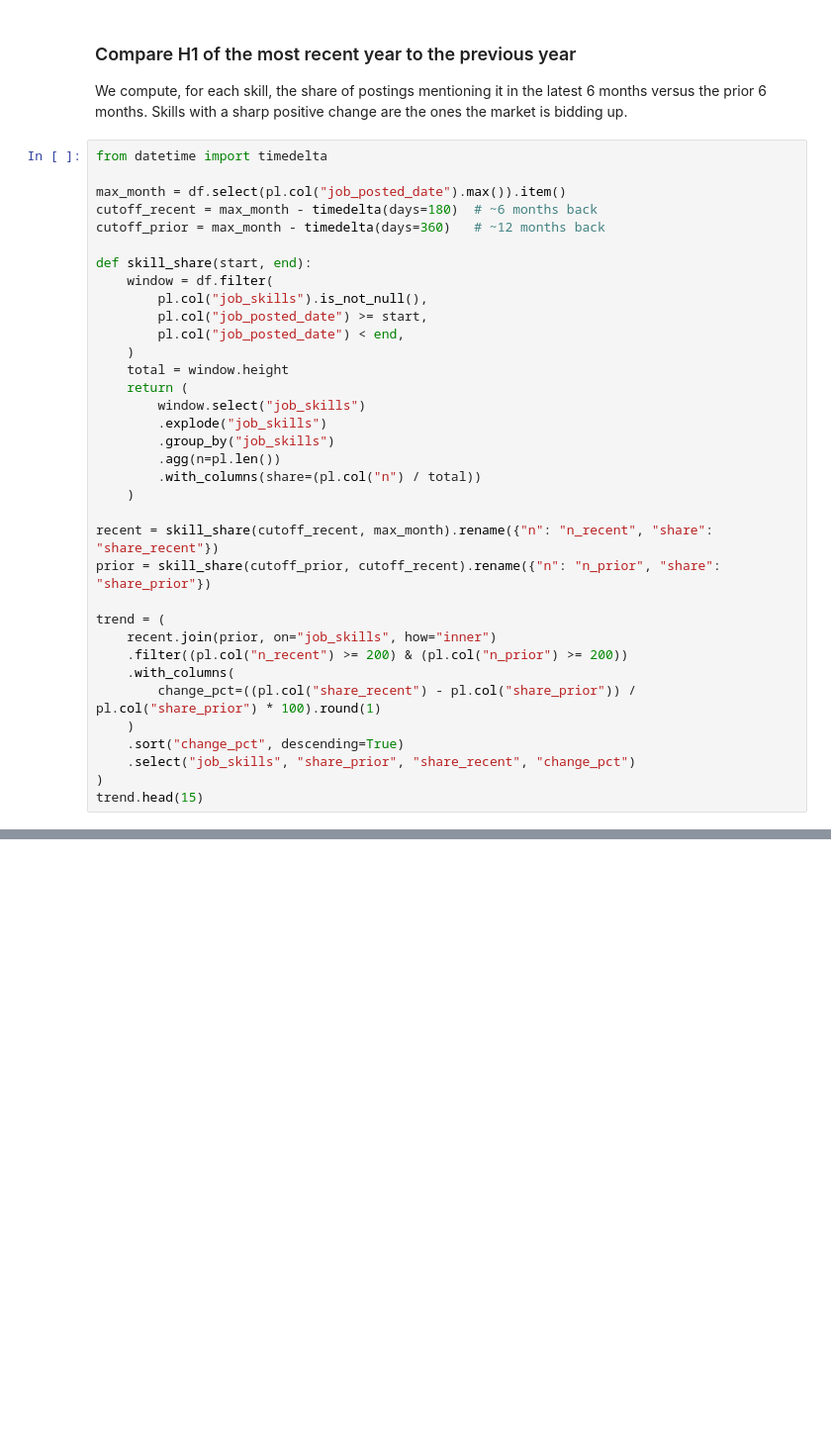
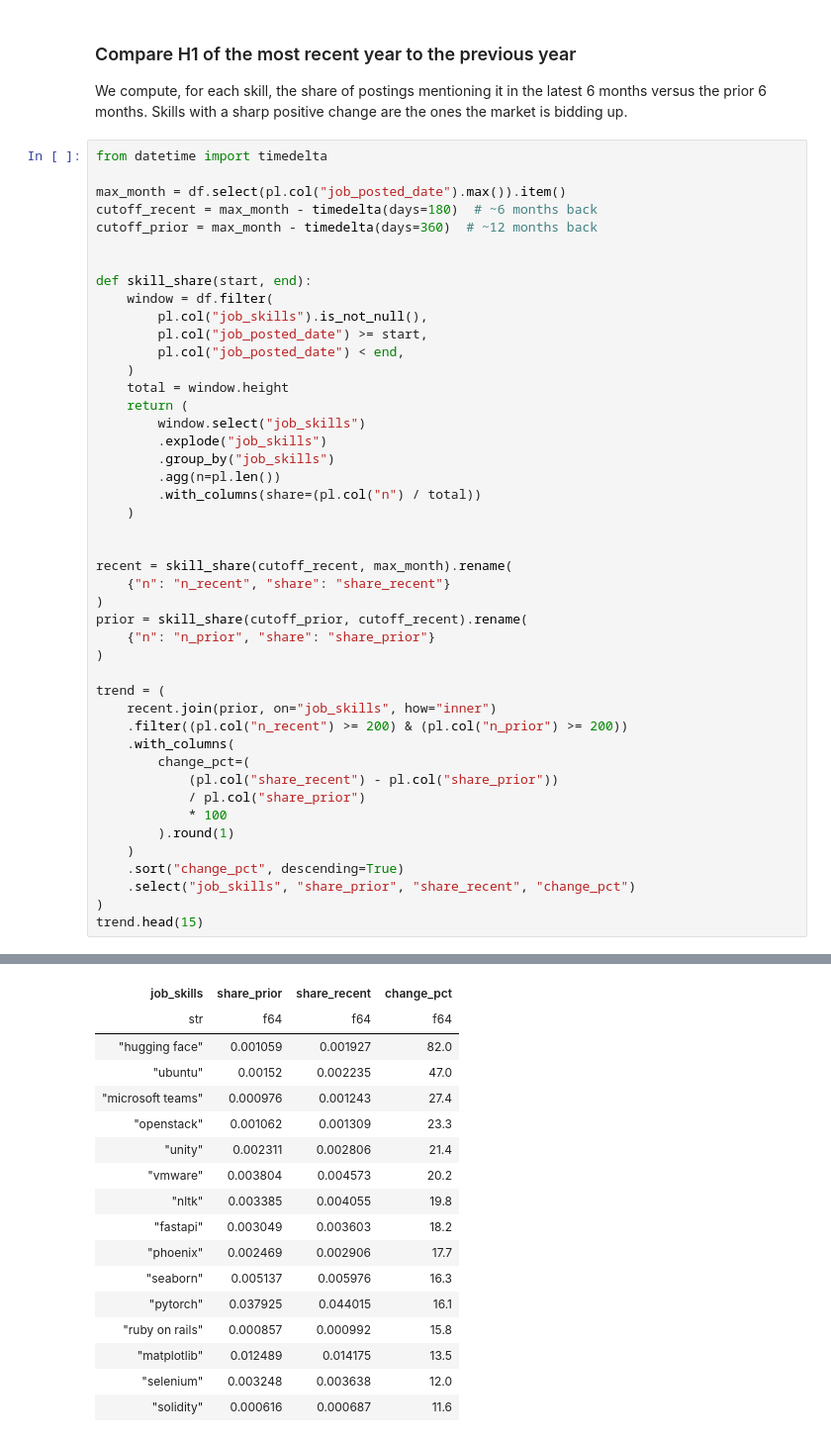
Before and after one commit to bdi593/textbook, a Jupyter notebook: content/data-job-postings/hr-analytics.ipynb, the cells around one changed output, grey strips where cells are left out. Shown at 99% size. Saved outputs shown, nothing was run; the diff lists cells and outputs as text; blank space fills up the shorter version.

```diff
--- a/content/data-job-postings/hr-analytics.ipynb
+++ b/content/data-job-postings/hr-analytics.ipynb
@@ -211,7 +294,8 @@ from datetime import timedelta
 
 max_month = df.select(pl.col("job_posted_date").max()).item()
 cutoff_recent = max_month - timedelta(days=180)  # ~6 months back
-cutoff_prior = max_month - timedelta(days=360)   # ~12 months back
+cutoff_prior = max_month - timedelta(days=360)  # ~12 months back
+
 
 def skill_share(start, end):
     window = df.filter(
@@ -228,16 +312,26 @@ def skill_share(start, end):
         .with_columns(share=(pl.col("n") / total))
     )
 
-recent = skill_share(cutoff_recent, max_month).rename({"n": "n_recent", "share": "share_recent"})
-prior = skill_share(cutoff_prior, cutoff_recent).rename({"n": "n_prior", "share": "share_prior"})
+
+recent = skill_share(cutoff_recent, max_month).rename(
+    {"n": "n_recent", "share": "share_recent"}
+)
+prior = skill_share(cutoff_prior, cutoff_recent).rename(
+    {"n": "n_prior", "share": "share_prior"}
+)
 
 trend = (
     recent.join(prior, on="job_skills", how="inner")
     .filter((pl.col("n_recent") >= 200) & (pl.col("n_prior") >= 200))
     .with_columns(
-        change_pct=((pl.col("share_recent") - pl.col("share_prior")) / pl.col("share_prior") * 100).round(1)
+        change_pct=(
+            (pl.col("share_recent") - pl.col("share_prior"))
+            / pl.col("share_prior")
+            * 100
+        ).round(1)
     )
     .sort("change_pct", descending=True)
     .select("job_skills", "share_prior", "share_recent", "change_pct")
 )
 trend.head(15)
+# %% [output]
@@ -244,3 +339,20 @@ trend.head(15)
+| job_skills | share_prior | share_recent | change_pct |
+| str | f64 | f64 | f64 |
+| "hugging face" | 0.001059 | 0.001927 | 82.0 |
+| "ubuntu" | 0.00152 | 0.002235 | 47.0 |
+| "microsoft teams" | 0.000976 | 0.001243 | 27.4 |
+| "openstack" | 0.001062 | 0.001309 | 23.3 |
+| "unity" | 0.002311 | 0.002806 | 21.4 |
+| "vmware" | 0.003804 | 0.004573 | 20.2 |
+| "nltk" | 0.003385 | 0.004055 | 19.8 |
+| "fastapi" | 0.003049 | 0.003603 | 18.2 |
+| "phoenix" | 0.002469 | 0.002906 | 17.7 |
+| "seaborn" | 0.005137 | 0.005976 | 16.3 |
+| "pytorch" | 0.037925 | 0.044015 | 16.1 |
+| "ruby on rails" | 0.000857 | 0.000992 | 15.8 |
+| "matplotlib" | 0.012489 | 0.014175 | 13.5 |
+| "selenium" | 0.003248 | 0.003638 | 12.0 |
+| "solidity" | 0.000616 | 0.000687 | 11.6 |
 # %% [markdown]
 ### Translating the heatmap into retention actions
 
```
Also changed, not shown: parts of 15 cells of this notebook, 17 other files.
